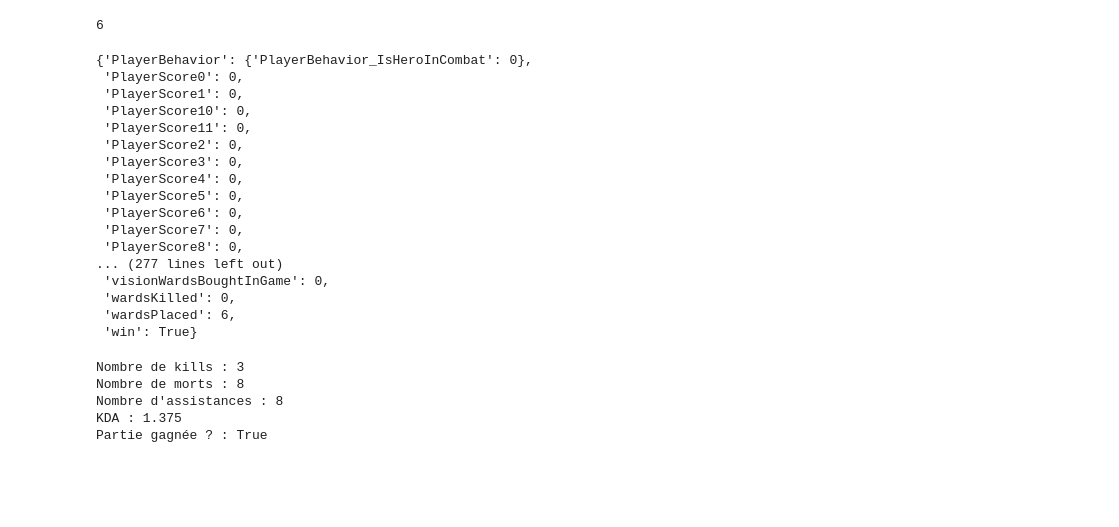
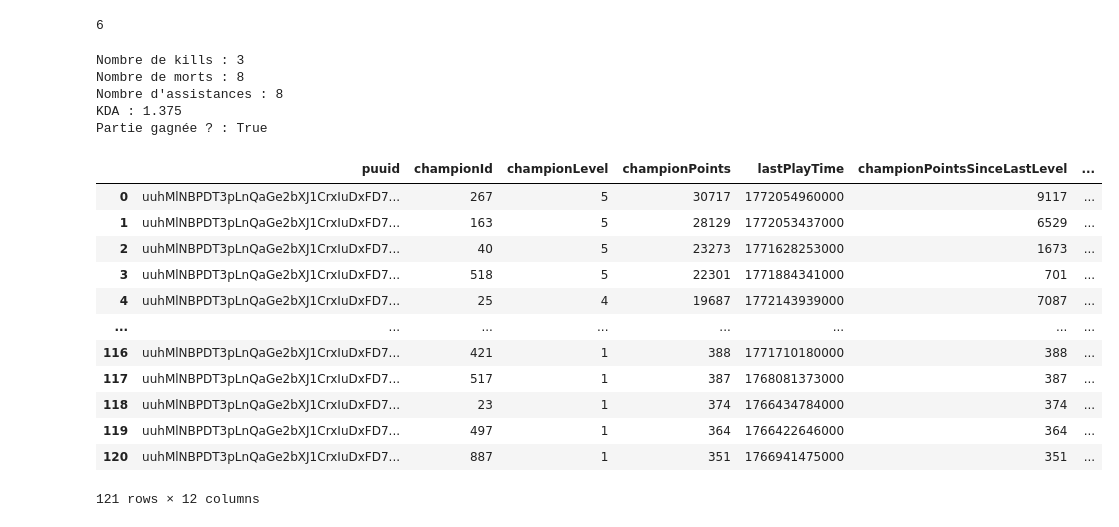
Before and after one commit to NajimDja/League-of-Legends, a Jupyter notebook: notebook/demo.ipynb, the cells around one changed output. Cells and saved outputs as stored; diff of their text form; code cells hidden in the pictures; blank space fills up the shorter version.

Commit message:
Ajout de docs, data récupérées de l'api

```diff
--- a/notebook/demo.ipynb
+++ b/notebook/demo.ipynb
@@ -53,5 +104,6 @@ print(r)
 # %%
-r['puuid']
+puuid = r['puuid']
+puuid
 # %% [output]
 'uuhMlNBPDT3pLnQaGe2bXJ1CrxIuDxFD7dgcYKmdSnPL8sQ-TcgUDYLLjTLoZ94Lk6o-pu0ZtNRiUQ'
 # %%
@@ -119,24 +172,7 @@ print(idex)
 # %%
 my_data = match_data['info']['participants'][idex]
 my_data
+write_json(my_data, "get_game_data.json")
-# %% [output]
-{'PlayerBehavior': {'PlayerBehavior_IsHeroInCombat': 0},
- 'PlayerScore0': 0,
- 'PlayerScore1': 0,
- 'PlayerScore10': 0,
- 'PlayerScore11': 0,
- 'PlayerScore2': 0,
- 'PlayerScore3': 0,
- 'PlayerScore4': 0,
- 'PlayerScore5': 0,
- 'PlayerScore6': 0,
- 'PlayerScore7': 0,
- 'PlayerScore8': 0,
-... (277 lines left out)
- 'visionWardsBoughtInGame': 0,
- 'wardsKilled': 0,
- 'wardsPlaced': 6,
- 'win': True}
 # %%
 print("Nombre de kills :", match_data['info']['participants'][idex]["kills"])
 print("Nombre de morts :", match_data['info']['participants'][idex]["deaths"])
@@ -149,3 +185,26 @@ Nombre de morts : 8
 Nombre d'assistances : 8
 KDA : 1.375
 Partie gagnée ? : True
+# %%
+champ_mastery = Extract().get_champion_mastery(puuid=puuid)
+champ_mastery
+write_json(champ_mastery, "get_champion_mastery.json")
+# %%
+import pandas as pd
+
+df = pd.DataFrame(champ_mastery)
+df
+# %% [output]
+|  | puuid | championId | championLevel | championPoints | lastPlayTime | championPointsSinceLastLevel | ... |
+| 0 | uuhMlNBPDT3pLnQaGe2bXJ1CrxIuDxFD7... | 267 | 5 | 30717 | 1772054960000 | 9117 | ... |
+| 1 | uuhMlNBPDT3pLnQaGe2bXJ1CrxIuDxFD7... | 163 | 5 | 28129 | 1772053437000 | 6529 | ... |
+| 2 | uuhMlNBPDT3pLnQaGe2bXJ1CrxIuDxFD7... | 40 | 5 | 23273 | 1771628253000 | 1673 | ... |
+| 3 | uuhMlNBPDT3pLnQaGe2bXJ1CrxIuDxFD7... | 518 | 5 | 22301 | 1771884341000 | 701 | ... |
+| 4 | uuhMlNBPDT3pLnQaGe2bXJ1CrxIuDxFD7... | 25 | 4 | 19687 | 1772143939000 | 7087 | ... |
+| ... | ... | ... | ... | ... | ... | ... | ... |
+| 116 | uuhMlNBPDT3pLnQaGe2bXJ1CrxIuDxFD7... | 421 | 1 | 388 | 1771710180000 | 388 | ... |
+| 117 | uuhMlNBPDT3pLnQaGe2bXJ1CrxIuDxFD7... | 517 | 1 | 387 | 1768081373000 | 387 | ... |
+| 118 | uuhMlNBPDT3pLnQaGe2bXJ1CrxIuDxFD7... | 23 | 1 | 374 | 1766434784000 | 374 | ... |
+| 119 | uuhMlNBPDT3pLnQaGe2bXJ1CrxIuDxFD7... | 497 | 1 | 364 | 1766422646000 | 364 | ... |
+| 120 | uuhMlNBPDT3pLnQaGe2bXJ1CrxIuDxFD7... | 887 | 1 | 351 | 1766941475000 | 351 | ... |
+121 rows × 12 columns
```
Also changed, not shown: parts of 8 cells of this notebook, 5 other files.
